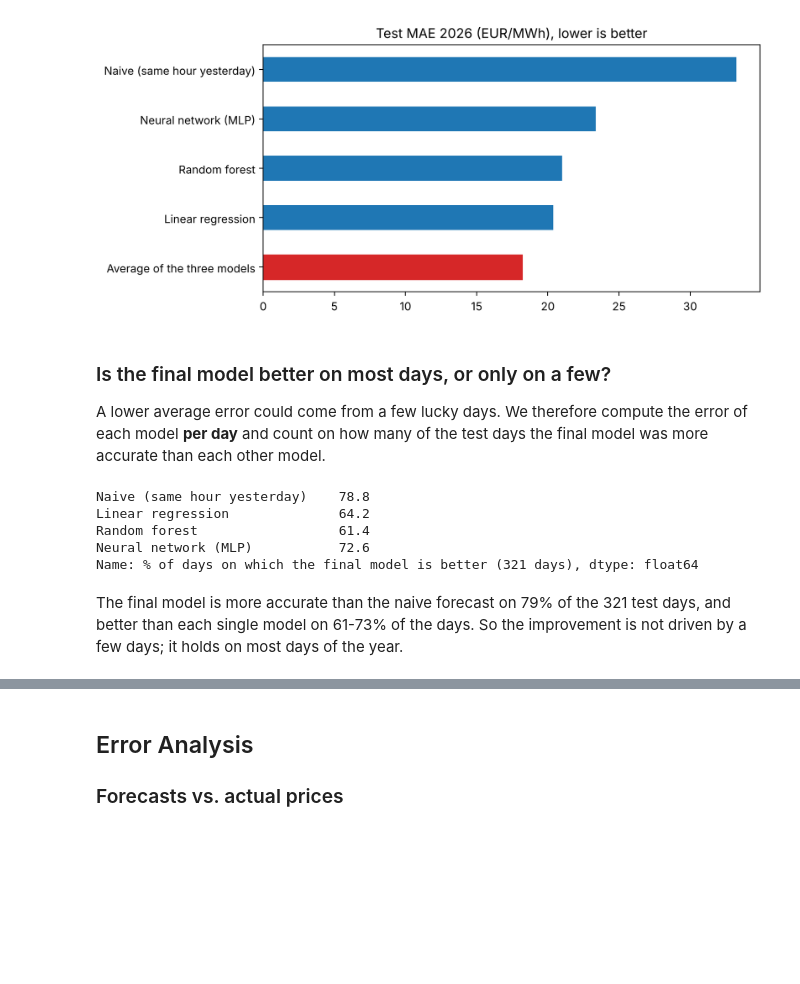
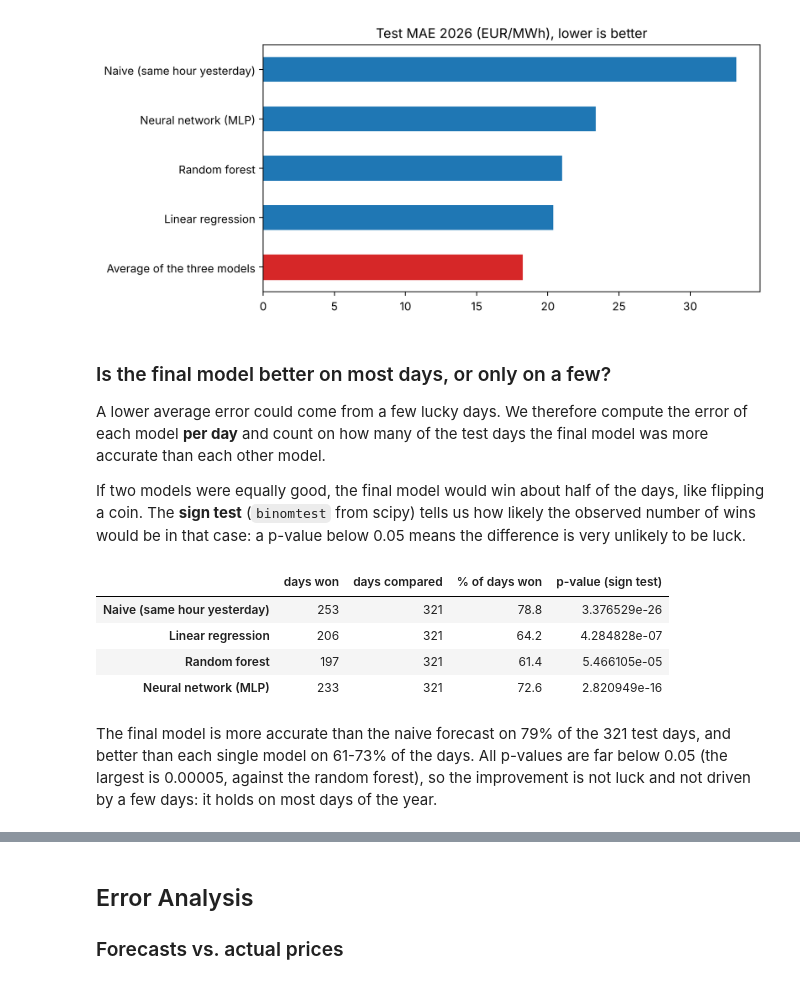
Before and after one commit to greenmario2099/pds-electricity-price-forecasting, a Jupyter notebook: notebooks/02_Price_Forecasting_Models.ipynb, the cells around one changed output, grey strips where cells are left out. Cells and saved outputs as stored; diff of their text form; code cells hidden in the pictures; blank space fills up the shorter version.

```diff
--- a/notebooks/02_Price_Forecasting_Models.ipynb
+++ b/notebooks/02_Price_Forecasting_Models.ipynb
@@ -301,18 +303,32 @@ ax.get_children()[list(test_table['MAE'].sort_values().index).index(final_model_
 
 A lower average error could come from a few lucky days. We therefore compute the error of each model **per day** and count
 on how many of the test days the final model was more accurate than each other model.
+
+If two models were equally good, the final model would win about half of the days, like flipping a coin. The **sign test**
+(`binomtest` from scipy) tells us how likely the observed number of wins would be in that case: a p-value below 0.05 means
+the difference is very unlikely to be luck.
 # %%
+from scipy.stats import binomtest
+
 daily_mae = (test_preds.sub(test_y, axis=0)).abs().groupby(test_y.index.date).mean()
 
-wins = {other: (daily_mae[final_model_name] < daily_mae[other]).mean() * 100
-        for other in daily_mae.columns if other != final_model_name}
-pd.Series(wins, name=f'% of days on which the final model is better ({len(daily_mae)} days)').round(1)
+rows = {}
+for other in daily_mae.columns:
+    if other == final_model_name:
+        continue
+    wins = int((daily_mae[final_model_name] < daily_mae[other]).sum())
+    compared = int((daily_mae[final_model_name] != daily_mae[other]).sum())   # days with exactly equal errors are not counted
+    rows[other] = {'days won': wins, 'days compared': compared, '% of days won': round(100 * wins / compared, 1),
+                   'p-value (sign test)': binomtest(wins, compared, 0.5).pvalue}
+days_won = pd.DataFrame.from_dict(rows, orient='index')
+days_won
 # %% [output]
-Naive (same hour yesterday)    78.8
-Linear regression              64.2
-Random forest                  61.4
-Neural network (MLP)           72.6
-Name: % of days on which the final model is better (321 days), dtype: float64
+|  | days won | days compared | % of days won | p-value (sign test) |
+| Naive (same hour yesterday) | 253 | 321 | 78.8 | 3.376529e-26 |
+| Linear regression | 206 | 321 | 64.2 | 4.284828e-07 |
+| Random forest | 197 | 321 | 61.4 | 5.466105e-05 |
+| Neural network (MLP) | 233 | 321 | 72.6 | 2.820949e-16 |
 # %% [markdown]
 The final model is more accurate than the naive forecast on 79% of the 321 test days, and better than each single model on
-61-73% of the days. So the improvement is not driven by a few days; it holds on most days of the year.
+61-73% of the days. All p-values are far below 0.05 (the largest is 0.00005, against the random forest), so the improvement is
+not luck and not driven by a few days: it holds on most days of the year.
```
Also changed, not shown: parts of 11 cells of this notebook, 21 other files.
